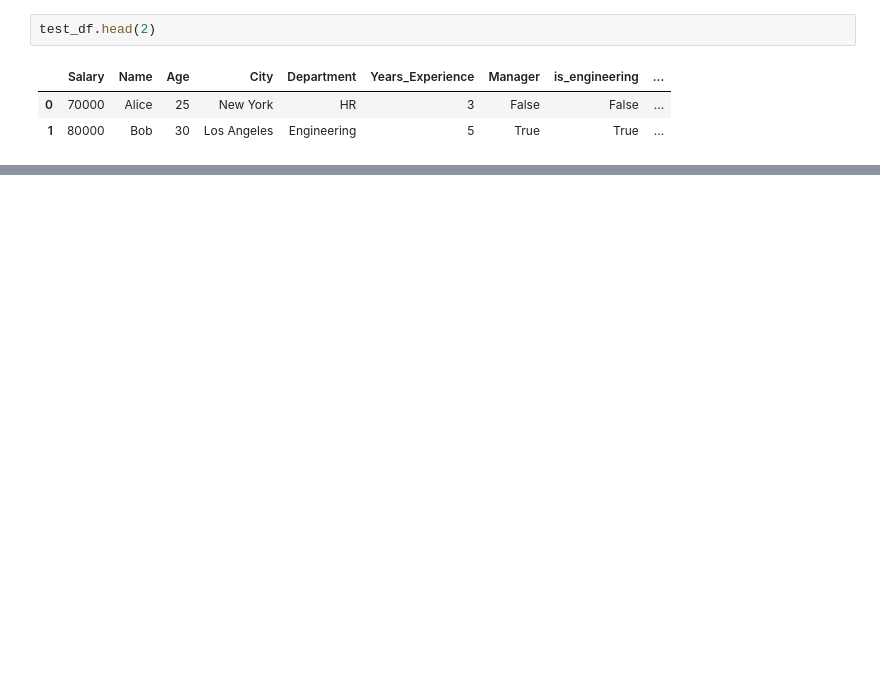
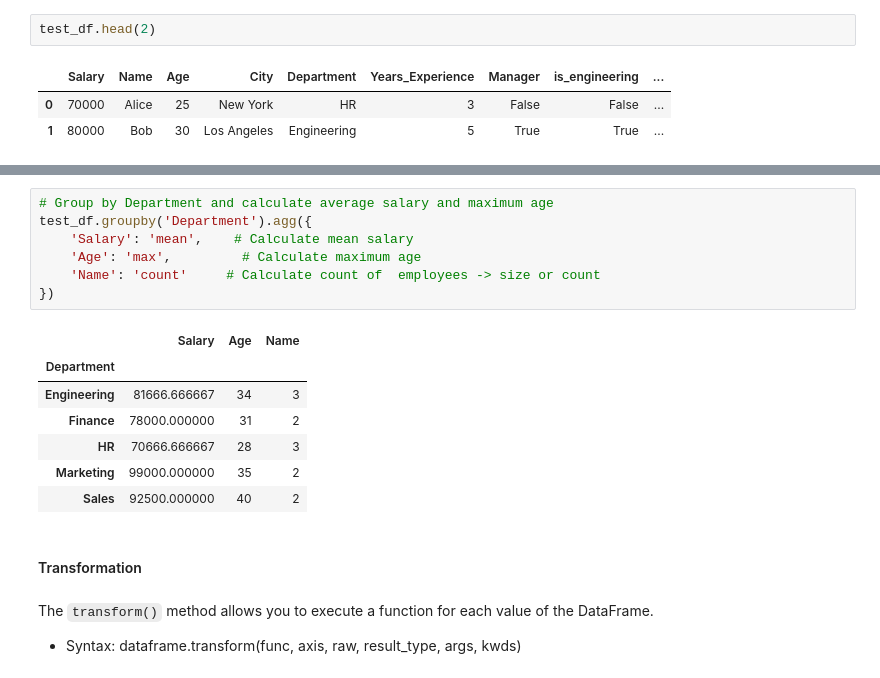
Before and after one commit to MuhammetYorulmaz/pandas_tutorial, a Jupyter notebook: notebooks/pandas_tutorial.ipynb, the cells around one changed output, grey strips where cells are left out. Drawn from its saved outputs; the diff is of its cells as text; blank space fills up the shorter version.

```diff
--- a/notebooks/pandas_tutorial.ipynb
+++ b/notebooks/pandas_tutorial.ipynb
@@ -883,0 +972,21 @@ test_df.head(2)
+# %%
+# Group by Department and calculate average salary and maximum age
+test_df.groupby('Department').agg({
+    'Salary': 'mean',    # Calculate mean salary
+    'Age': 'max',         # Calculate maximum age
+    'Name': 'count'     # Calculate count of  employees -> size or count
+})
+# %% [output]
+|  | Salary | Age | Name |
+| Department |  |  |  |
+| Engineering | 81666.666667 | 34 | 3 |
+| Finance | 78000.000000 | 31 | 2 |
+| HR | 70666.666667 | 28 | 3 |
+| Marketing | 99000.000000 | 35 | 2 |
+| Sales | 92500.000000 | 40 | 2 |
+# %% [markdown]
+#### Transformation <a id='5.4.3'></a>
+# %% [markdown]
+The `transform()` method allows you to execute a function for each value of the DataFrame.
+
+* Syntax: dataframe.transform(func, axis, raw, result_type, args, kwds)
```
Also changed, not shown: parts of 27 cells of this notebook.
